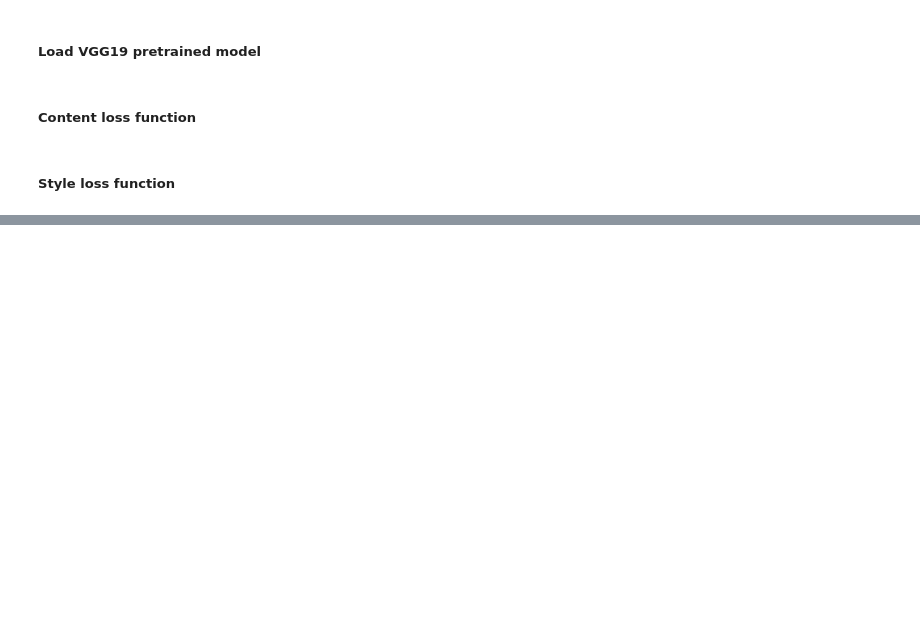
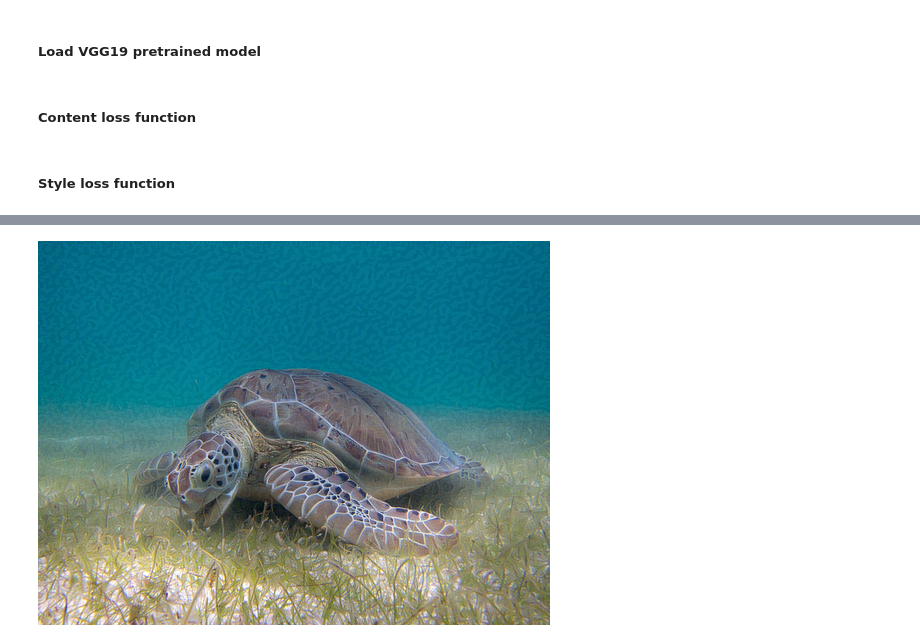
Before and after one commit to jessiemjones/Convultional-Neural-Network-for-image-style-transfer, a Jupyter notebook: Neural style transfer.ipynb, the cells around one changed output, grey strips where cells are left out. Drawn from its saved outputs; the diff is of its cells as text; code cells hidden in the pictures; blank space fills up the shorter version.

```diff
--- a/Neural style transfer.ipynb
+++ b/Neural style transfer.ipynb
@@ -143,0 +272,4 @@ def get_feature_representations(model, content_path, style_path):
+# %%
+Image.fromarray(best)
+# %% [output]
+[figure, added]
```
Also changed, not shown: parts of 14 cells of this notebook.
